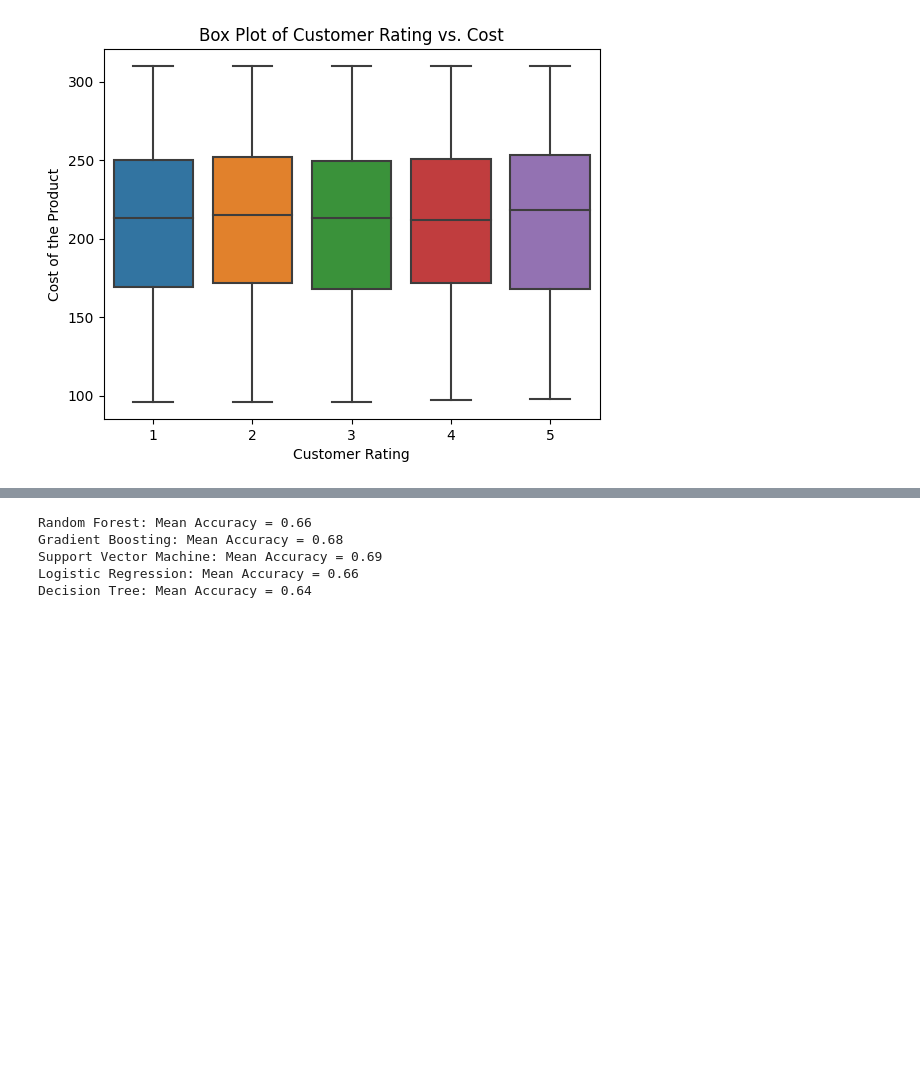
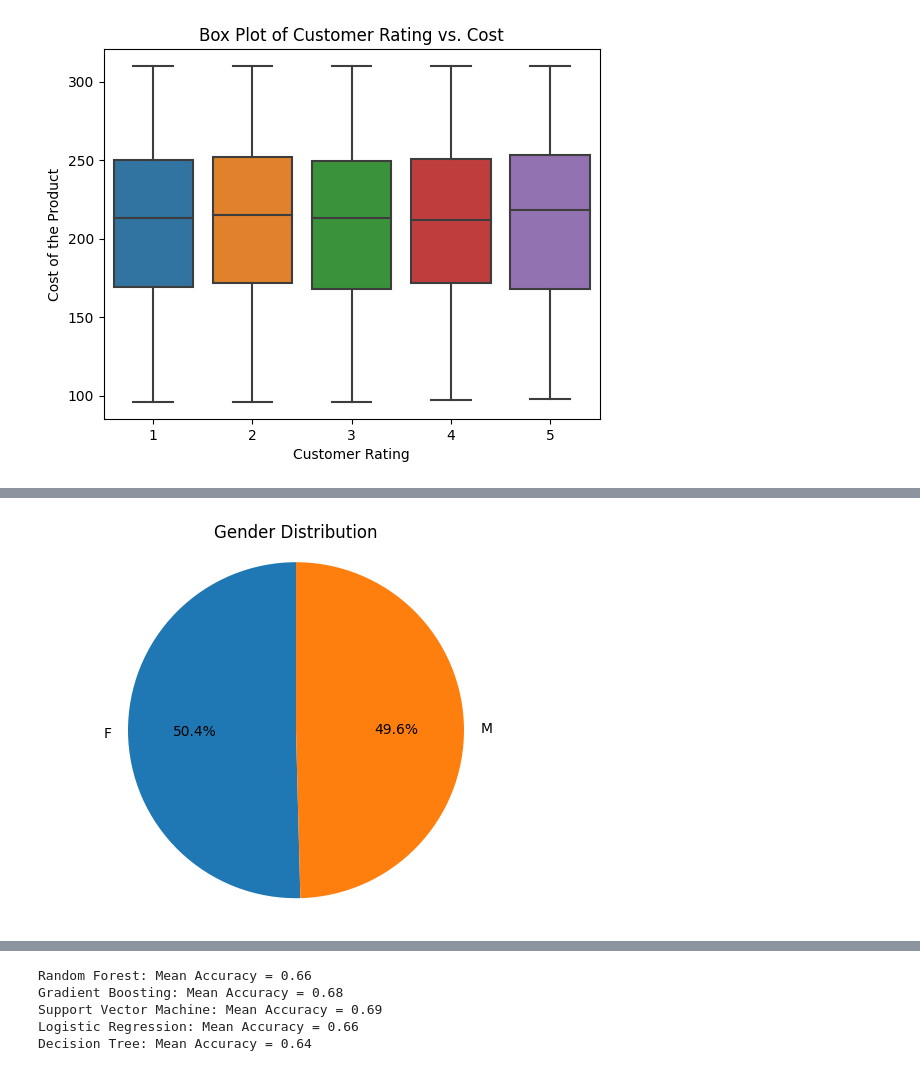
Before and after one commit to vengie/Project42_ELOGISTIX, a Jupyter notebook: Notebooks/logistix.ipynb, the cells around one changed output, grey strips where cells are left out. Saved outputs shown, nothing was run; the diff lists cells and outputs as text; code cells hidden in the pictures; blank space fills up the shorter version.

```diff
--- a/Notebooks/logistix.ipynb
+++ b/Notebooks/logistix.ipynb
@@ -146,0 +167,11 @@ plt.show()
+# %%
+#pie charts to represent the distribution of categorical data
+gender_counts = data['Gender'].value_counts()
+labels = gender_counts.index
+sizes = gender_counts.values
+plt.pie(sizes, labels=labels, autopct='%1.1f%%', startangle=90)
+plt.title('Gender Distribution')
+plt.axis('equal')
+plt.show()
+# %% [output]
+[figure, added]
```
Also changed, not shown: parts of 6 cells of this notebook.
